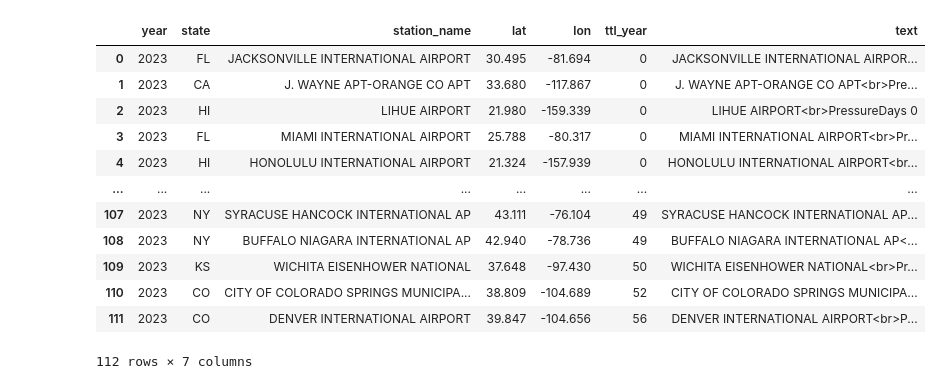
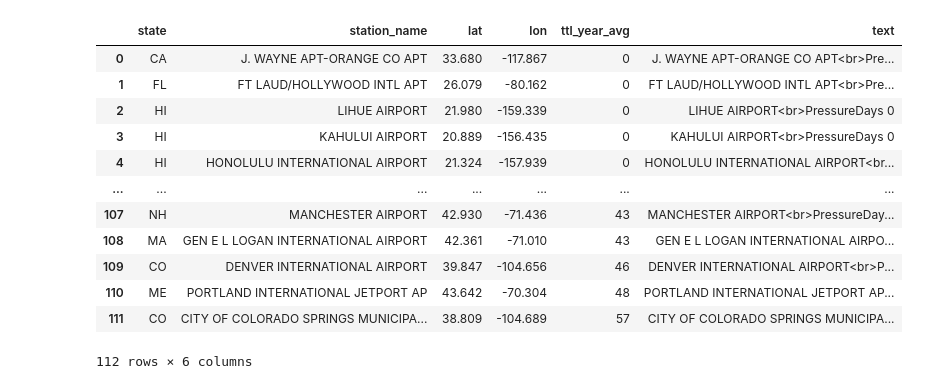
Before and after one commit to dcremas/weather_data, a Jupyter notebook: query_summary_wmap.ipynb, the cells around one changed output. Cells and saved outputs as stored; diff of their text form; code cells hidden in the pictures.

```diff
--- a/query_summary_wmap.ipynb
+++ b/query_summary_wmap.ipynb
@@ -31,16 +7,35 @@ dtype: object
+# %%
+sel_cols_map = ['state', 'station_name', 'lat', 'lon', 'ttl_year_avg']
+convert_dict_map = {'state': 'string', 'station_name': 'string', 'ttl_year_avg': int}
+
+sel_cols_plot = ['region', 'sub_region', 'state', 'station_name', 'ttl_year_avg']
+convert_dict_plot = {'region': 'string', 'sub_region': 'string', 'state': 'string', 'station_name': 'string', 'ttl_year_avg': int}
+# %%
+df_map = pd.read_csv("output_files/data_tenyearavg.csv")
+df_plot = pd.read_csv("output_files/data_tenyearavg.csv")
+# %%
+df_map = df_map.astype(convert_dict_map)
+df_map = df_map[sel_cols_map].sort_values(by=['ttl_year_avg'], ascending=True)
+df_map.reset_index(drop=True, inplace=True)
+df_map['text'] = df_map['station_name'] + '<br>PressureDays ' + (df_map['ttl_year_avg']).astype(str)
+
+df_plot = df_plot.astype(convert_dict_plot)
+df_plot = df_plot[sel_cols_plot]
+df_plot.reset_index(drop=True, inplace=True)
+df_plot['text'] = df_plot['region'] + ": " + df_plot['sub_region']
 # %%
-df[:120]
+df_map[:120]
 # %% [output]
-|  | year | state | station_name | lat | lon | ttl_year | text |
-| 0 | 2023 | FL | JACKSONVILLE INTERNATIONAL AIRPORT | 30.495 | -81.694 | 0 | JACKSONVILLE INTERNATIONAL AIRPOR... |
-| 1 | 2023 | CA | J. WAYNE APT-ORANGE CO APT | 33.680 | -117.867 | 0 | J. WAYNE APT-ORANGE CO APT<br>Pre... |
-| 2 | 2023 | HI | LIHUE AIRPORT | 21.980 | -159.339 | 0 | LIHUE AIRPORT<br>PressureDays 0 |
-| 3 | 2023 | FL | MIAMI INTERNATIONAL AIRPORT | 25.788 | -80.317 | 0 | MIAMI INTERNATIONAL AIRPORT<br>Pr... |
-| 4 | 2023 | HI | HONOLULU INTERNATIONAL AIRPORT | 21.324 | -157.939 | 0 | HONOLULU INTERNATIONAL AIRPORT<br... |
-| ... | ... | ... | ... | ... | ... | ... | ... |
-| 107 | 2023 | NY | SYRACUSE HANCOCK INTERNATIONAL AP | 43.111 | -76.104 | 49 | SYRACUSE HANCOCK INTERNATIONAL AP... |
-| 108 | 2023 | NY | BUFFALO NIAGARA INTERNATIONAL AP | 42.940 | -78.736 | 49 | BUFFALO NIAGARA INTERNATIONAL AP<... |
-| 109 | 2023 | KS | WICHITA EISENHOWER NATIONAL | 37.648 | -97.430 | 50 | WICHITA EISENHOWER NATIONAL<br>Pr... |
-| 110 | 2023 | CO | CITY OF COLORADO SPRINGS MUNICIPA... | 38.809 | -104.689 | 52 | CITY OF COLORADO SPRINGS MUNICIPA... |
-| 111 | 2023 | CO | DENVER INTERNATIONAL AIRPORT | 39.847 | -104.656 | 56 | DENVER INTERNATIONAL AIRPORT<br>P... |
+|  | state | station_name | lat | lon | ttl_year_avg | text |
+| 0 | CA | J. WAYNE APT-ORANGE CO APT | 33.680 | -117.867 | 0 | J. WAYNE APT-ORANGE CO APT<br>Pre... |
+| 1 | FL | FT LAUD/HOLLYWOOD INTL APT | 26.079 | -80.162 | 0 | FT LAUD/HOLLYWOOD INTL APT<br>Pre... |
+| 2 | HI | LIHUE AIRPORT | 21.980 | -159.339 | 0 | LIHUE AIRPORT<br>PressureDays 0 |
+| 3 | HI | KAHULUI AIRPORT | 20.889 | -156.435 | 0 | KAHULUI AIRPORT<br>PressureDays 0 |
+| 4 | HI | HONOLULU INTERNATIONAL AIRPORT | 21.324 | -157.939 | 0 | HONOLULU INTERNATIONAL AIRPORT<br... |
+| ... | ... | ... | ... | ... | ... | ... |
+| 107 | NH | MANCHESTER AIRPORT | 42.930 | -71.436 | 43 | MANCHESTER AIRPORT<br>PressureDay... |
+| 108 | MA | GEN E L LOGAN INTERNATIONAL AIRPORT | 42.361 | -71.010 | 43 | GEN E L LOGAN INTERNATIONAL AIRPO... |
+| 109 | CO | DENVER INTERNATIONAL AIRPORT | 39.847 | -104.656 | 46 | DENVER INTERNATIONAL AIRPORT<br>P... |
+| 110 | ME | PORTLAND INTERNATIONAL JETPORT AP | 43.642 | -70.304 | 48 | PORTLAND INTERNATIONAL JETPORT AP... |
+| 111 | CO | CITY OF COLORADO SPRINGS MUNICIPA... | 38.809 | -104.689 | 57 | CITY OF COLORADO SPRINGS MUNICIPA... |
-112 rows × 7 columns
+112 rows × 6 columns
```
Also changed, not shown: parts of 8 cells of this notebook, 3 other files.
